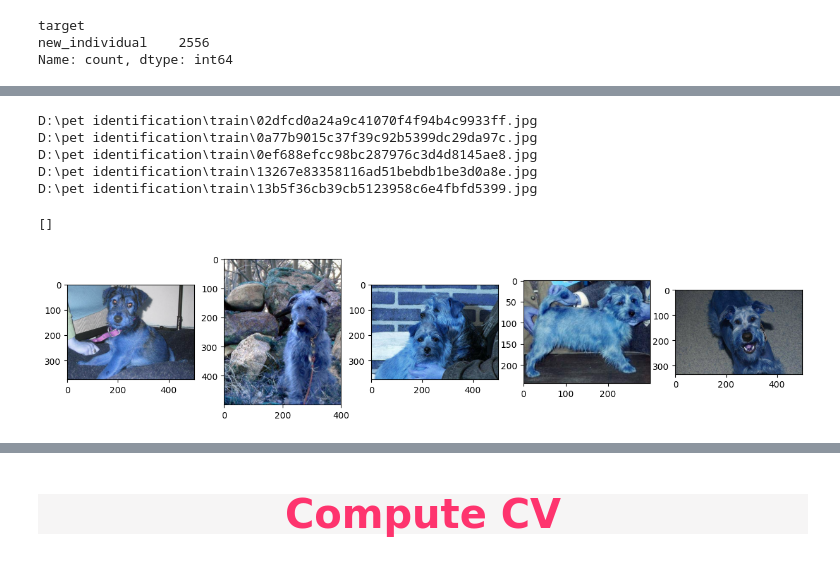
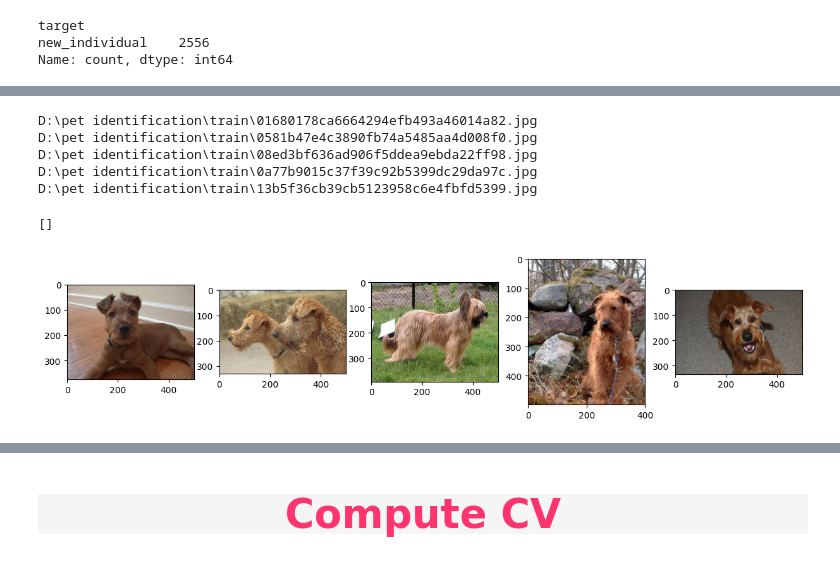
Before and after one commit to CHSTROKIN/Pet-Identification, a Jupyter notebook: faiss-pytorch-inference.ipynb, the cells around one changed output, grey strips where cells are left out. Saved outputs shown, nothing was run; the diff lists cells and outputs as text; code cells hidden in the pictures.

```diff
--- a/faiss-pytorch-inference.ipynb
+++ b/faiss-pytorch-inference.ipynb
@@ -499,6 +590,6 @@ D:\pet identification\train\bffc7036e3c90a13e85e540837dfa9df.jpg
 # %%
 path_train = get_train_file_path(valid_df['target'][0])
 print(path_train)
-imgs = cv2.imread(path_train)
+imgs = cv2.imread(path_train)[:, :, ::-1] / 255.0
 plt.imshow(imgs)
 # %% [output]
@@ -508,17 +599,17 @@ D:\pet identification\train\02dfcd0a24a9c41070f4f94b4c9933ff.jpg
 # %%
 num_imgs = 5
 fig, axs = plt.subplots(1, num_imgs, figsize=(num_imgs * 3, 3))
 for i in range(num_imgs):
     path_train = get_train_file_path(valid_df['target'][i])
     print(path_train)
-    imgs = cv2.imread(path_train)
+    imgs = cv2.imread(path_train)[:, :, ::-1] / 255.0
     axs[i].imshow(imgs)
 plt.plot()
 # %% [output]
-D:\pet identification\train\02dfcd0a24a9c41070f4f94b4c9933ff.jpg
+D:\pet identification\train\01680178ca6664294efb493a46014a82.jpg
+D:\pet identification\train\0581b47e4c3890fb74a5485aa4d008f0.jpg
+D:\pet identification\train\08ed3bf636ad906f5ddea9ebda22ff98.jpg
 D:\pet identification\train\0a77b9015c37f39c92b5399dc29da97c.jpg
-D:\pet identification\train\0ef688efcc98bc287976c3d4d8145ae8.jpg
-D:\pet identification\train\13267e83358116ad51bebdb1be3d0a8e.jpg
 D:\pet identification\train\13b5f36cb39cb5123958c6e4fbfd5399.jpg
 []
-[figure, old version]
+[figure, new version]
```
Also changed, not shown: parts of 8 cells of this notebook, 2 other files.
